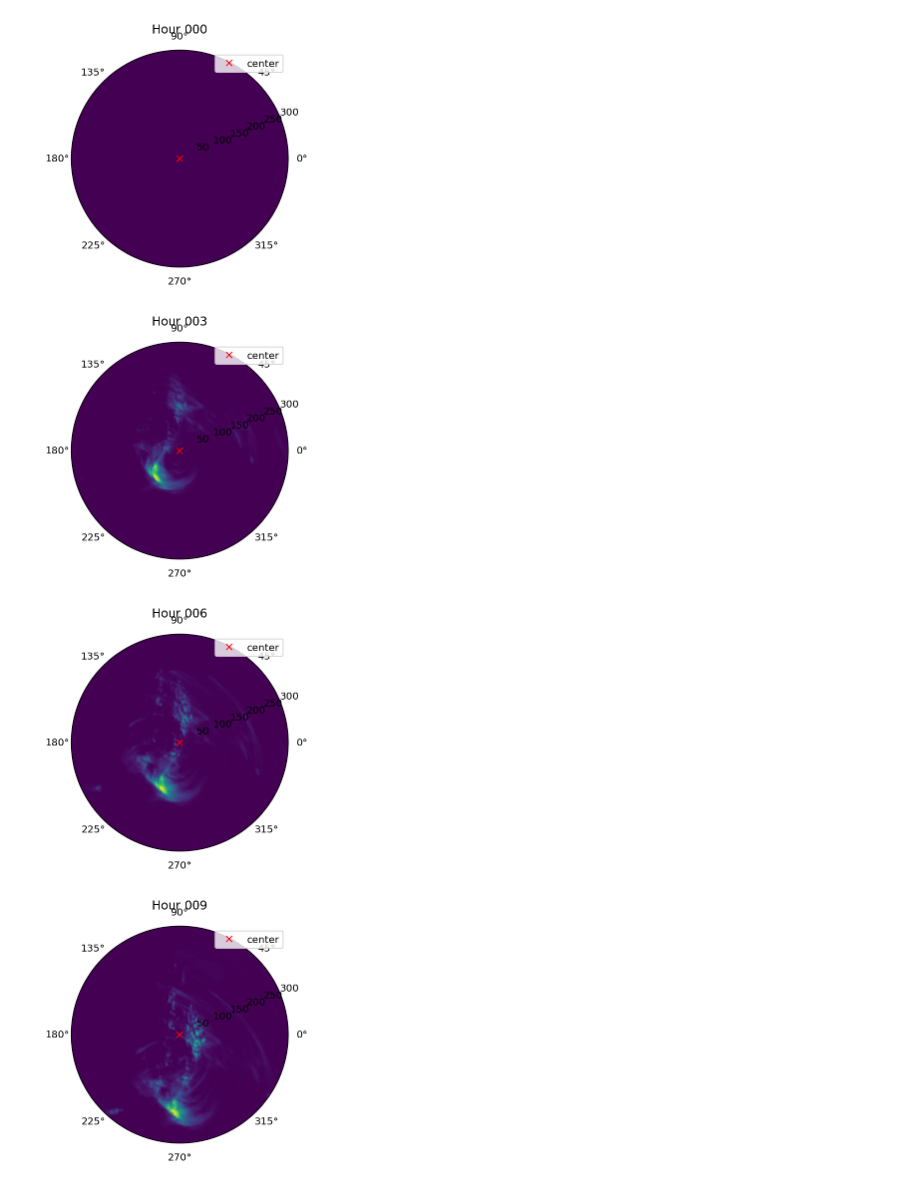
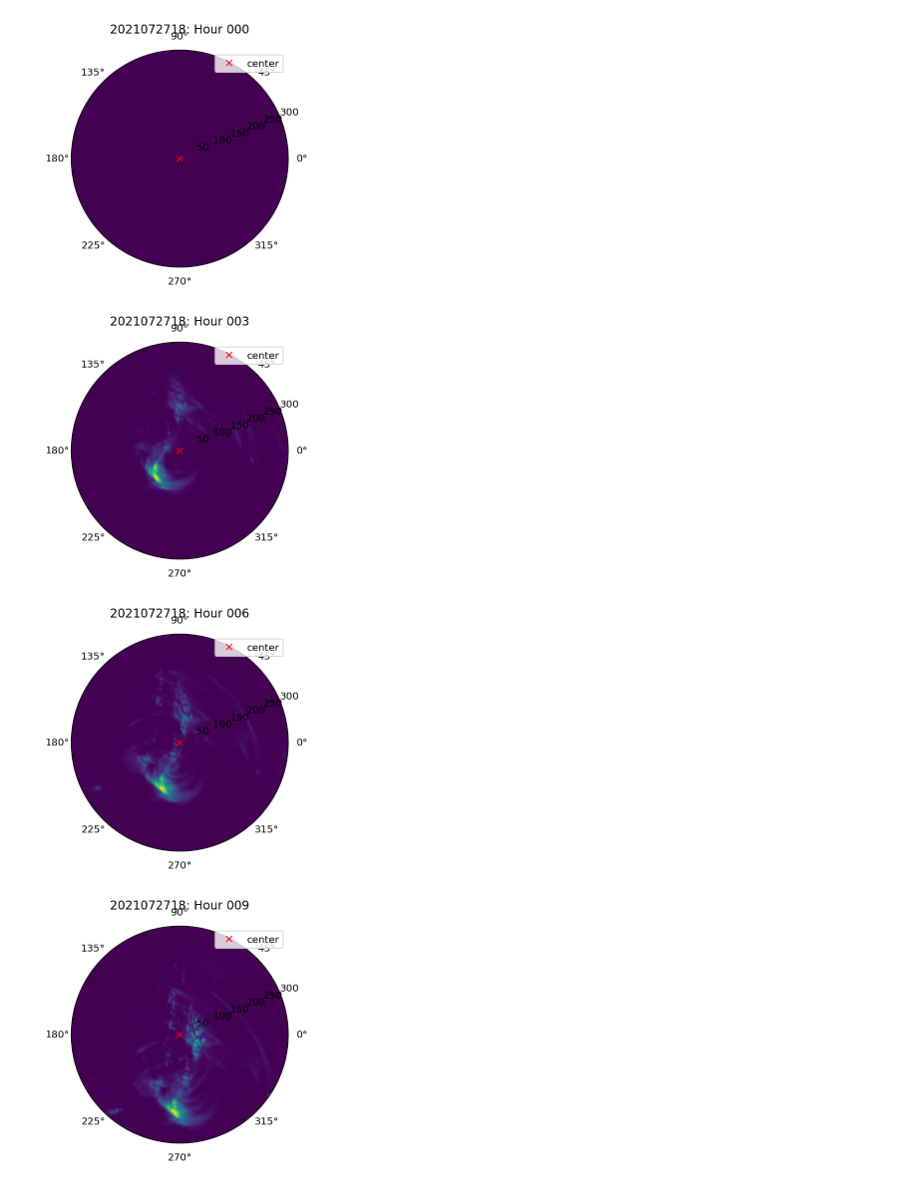
Before and after one commit to pjin1010/ResearchSpring2022, a Jupyter notebook: PythonNotebooks/HWRFplots.ipynb, the cells around one changed output. Cells and saved outputs as stored; diff of their text form; code cells hidden in the pictures.

```diff
--- a/PythonNotebooks/HWRFplots.ipynb
+++ b/PythonNotebooks/HWRFplots.ipynb
@@ -15,12 +41,15 @@ from scipy.interpolate import NearestNDInterpolator
 # %%
-#read .tpc file
+#read .tpc files
 colspecs = [(5, 10), (18, 25), (32, 38), (56, 63), (89, 95)]
-df = pd.read_fwf('/data2/qy2216/HWRF_wind/hwrf.2021072718/nepartak11w/track/NEPARTAK11W.2021072718.stats.tpc',
-                 colspecs=colspecs, header=None, skiprows=12, names=['hour', 'lon', 'lat', 'P', 'V'])
-df = df[:41]
-df['hour'] = df['hour'].astype(float)
-df['lat'] = df['lat'].astype(float)
-df['lon'] = df['lon'].astype(float)
+
+def readTPC(tpc):
+    colspecs = [(5, 10), (18, 25), (32, 38), (56, 63), (89, 95)]
+    df = pd.read_fwf(tpc, colspecs=colspecs, header=None, skiprows=12, names=['hour', 'lon', 'lat', 'P', 'V'])
+    df = df[:41]
+    df['hour'] = df['hour'].astype(float)
+    df['lat'] = df['lat'].astype(float)
+    df['lon'] = df['lon'].astype(float)
+    return df
 # %% [markdown]
 ---
 ## 2. Create Polar Plots for each Hour of Storm
@@ -51,10 +80,11 @@ polar_y2 = r2 * np.sin(theta2)
 # %%
 #Create Interpolate Function
 
-def makeInterp(dsi, i, gridx = polar_x2, gridy = polar_y2):
+def makeInterp(dsi, i, tpcPath, gridx = polar_x2, gridy = polar_y2):
     zi = dsi.APCP_surface.isel(time=0).values
     loni = dsi.longitude.values
     lati = dsi.latitude.values
+    df = readTPC(tpcPath)
     xcenteri = df[df.hour == i].lon.values[0]
     ycenteri = df[df.hour == i].lat.values[0]
     xi1 = (loni - xcenteri)*np.cos(np.deg2rad(ycenteri))*110.567
@@ -69,27 +101,26 @@ def makeInterp(dsi, i, gridx = polar_x2, gridy = polar_y2):
 # %%
 #Loop and plot multiple hours of the storm
-startHour = 0
-endHour = 33
-stepHour = 3
 
-for i,j in enumerate(range(startHour,endHour,stepHour)):
-    #print('%03d' % i)
-    hour = '%03d' % j
-    dsi = xr.open_dataset('/data2/qy2216/HWRF_wind/hwrf.2021072718/nepartak11w/nc/nepartak11w.2021072718.f'+ hour+'.nc')
-    #print(dsi)
-    Zi = makeInterp(dsi, j)
+def plotMultiple(t,ncPath,tpcPath):
+    for i,j in enumerate(range(startHour,endHour,stepHour)):
+        #print('%03d' % i)
+        hour = '%03d' % j
+        ds = xr.open_dataset(ncPath+'.f'+hour+'.nc')
+        Z = makeInterp(ds, j, tpcPath)
 
-    plt.figure()
-    plt.subplot(projection="polar")
-    plt.pcolormesh(theta1, r1, Zi, shading='gouraud')
-    plt.plot(0, 0, 'rx', label='center')
-    plt.title("Hour " + hour)
-    plt.legend()
+        plt.figure()
+        plt.subplot(projection="polar")
+        plt.pcolormesh(theta1, r1, Z, shading='gouraud')
+        plt.plot(0, 0, 'rx', label='center')
+        plt.title(str(t) + ": Hour " + hour)
+        plt.legend()
 
-plt.gca().set_aspect('equal')
-plt.show()
+    plt.gca().set_aspect('equal')
+    plt.show()
+
+plotMultiple(time1,ncPath1,tpcPath1)
 # %% [output]
-[figure, old version]
+[figure, new version]
-[figure, old version]
+[figure, new version]
-[figure, old version]
+[figure, new version]
-[figure, old version]
+[figure, new version]
```
Also changed, not shown: parts of 29 cells of this notebook.
